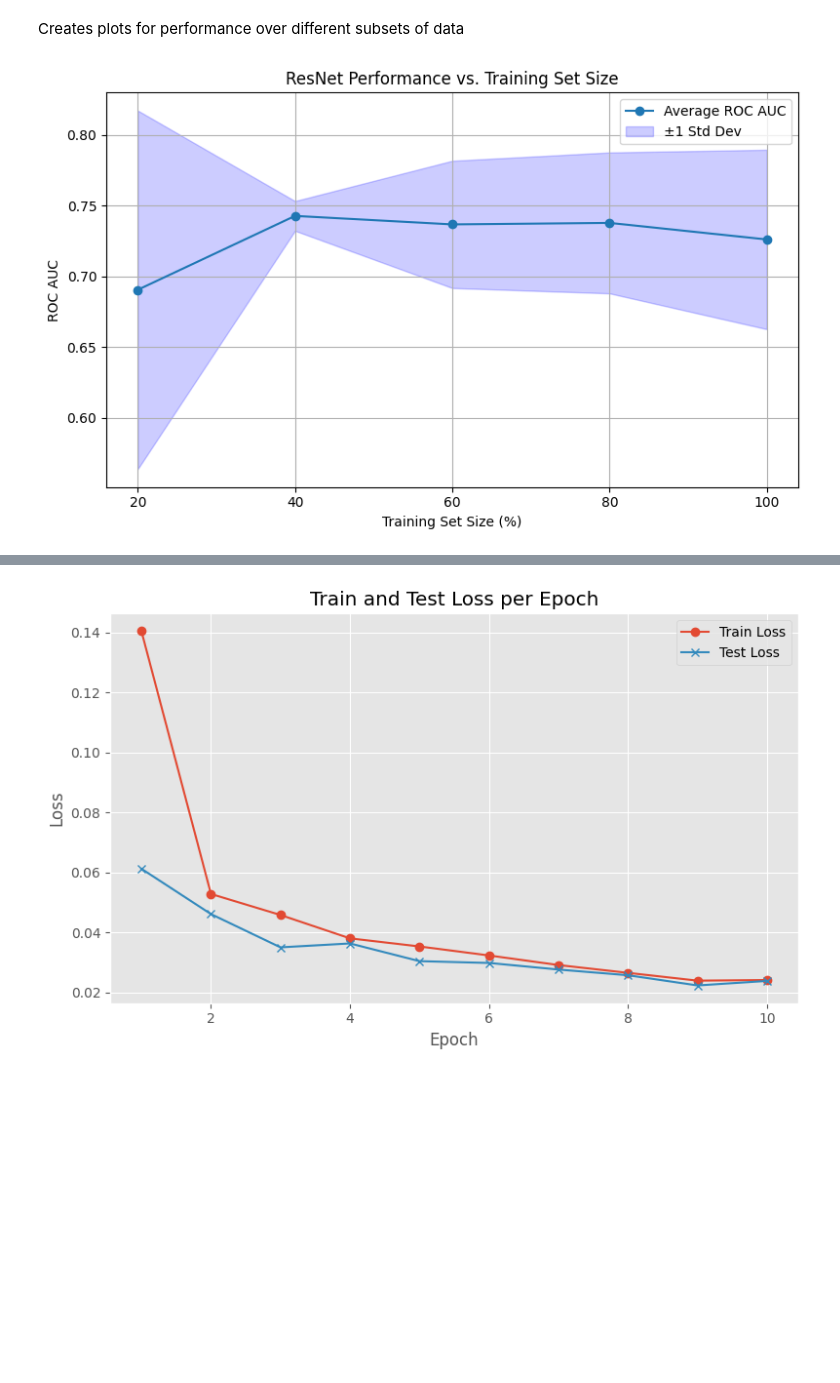
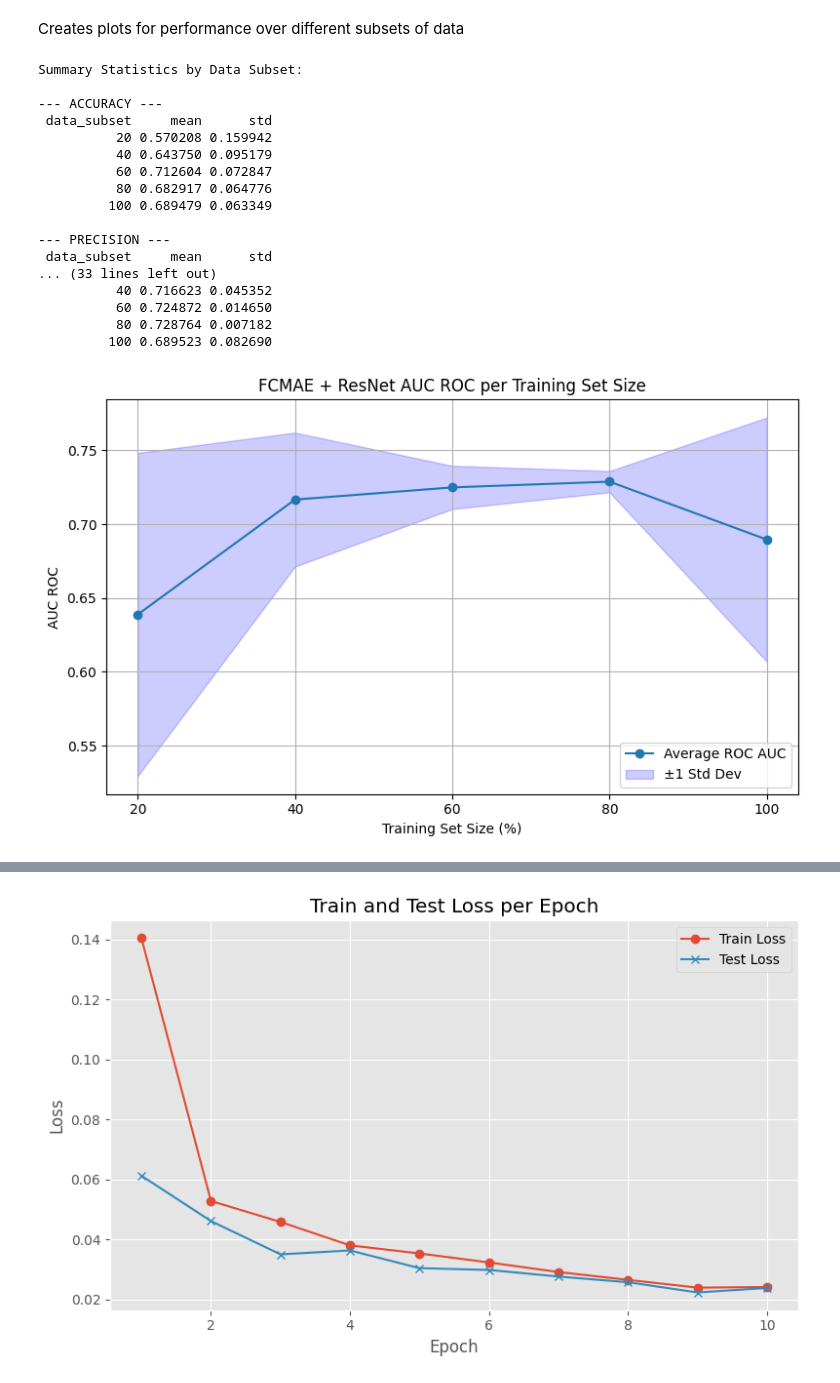
Before and after one commit to noorwertheim/Master-Thesis, a Jupyter notebook: notebooks/plot.ipynb, the cells around one changed output, grey strips where cells are left out. Saved outputs shown, nothing was run; the diff lists cells and outputs as text; code cells hidden in the pictures; blank space fills up the shorter version.

```diff
--- a/notebooks/plot.ipynb
+++ b/notebooks/plot.ipynb
@@ -13,39 +13,62 @@ import matplotlib.pyplot as plt
 import os
 
 # Load results
-dataset_name = "resnet_subset_runs.csv"
+dataset_name = "FCMAE_resnet_subset_runs.csv"
 path = os.path.join(results_path, dataset_name)
 df = pd.read_csv(path)
 if dataset_name == "FCMAE_resnet_subset_runs.csv":
     column_names = ["run", "data_subset", "accuracy", "precision", "recall", "f1", "average_precision", "roc_auc"]
     # Load the CSV with headers manually added
     df = pd.read_csv(path, header=None, names=column_names)
 
+metrics = ["accuracy", "precision", "recall", "f1", "average_precision", "roc_auc"]
 
-# Convert data_subset to numeric values for plotting
-# df['data_subset'] = df['data_subset'].str.replace('%', '').astype(int)
+print("\nSummary Statistics by Data Subset:")
+for metric in metrics:
+    print(f"\n--- {metric.upper()} ---")
+    stats = df.groupby("data_subset")[metric].agg(['mean', 'std']).reset_index()
+    print(stats.to_string(index=False))
+
+
 
 # Group by subset and calculate mean and std
 grouped = df.groupby('data_subset')['roc_auc'].agg(['mean', 'std']).reset_index()
 
 # grouped = df.groupby('data_subset')['precision'].agg(['mean', 'std']).reset_index()
 
 
 # Plotting
 plt.figure(figsize=(8, 5))
 plt.plot(grouped['data_subset'], grouped['mean'], marker='o', label='Average ROC AUC')
 plt.fill_between(grouped['data_subset'],
                  grouped['mean'] - grouped['std'],
                  grouped['mean'] + grouped['std'],
                  color='blue', alpha=0.2, label='±1 Std Dev')
 
 plt.xticks(grouped['data_subset'])
 plt.xlabel("Training Set Size (%)")
-plt.ylabel("ROC AUC")
-plt.title("ResNet Performance vs. Training Set Size")
+plt.ylabel("AUC ROC")
+plt.title("FCMAE + ResNet AUC ROC per Training Set Size")
 plt.legend()
 plt.grid(True)
 plt.tight_layout()
 plt.show()
 # %% [output]
+Summary Statistics by Data Subset:
+
+--- ACCURACY ---
+ data_subset     mean      std
+          20 0.570208 0.159942
+          40 0.643750 0.095179
+          60 0.712604 0.072847
+          80 0.682917 0.064776
+         100 0.689479 0.063349
+
+--- PRECISION ---
+ data_subset     mean      std
+... (33 lines left out)
+          40 0.716623 0.045352
+          60 0.724872 0.014650
+          80 0.728764 0.007182
+         100 0.689523 0.082690
-[figure, old version]
+[figure, new version]
```
Also changed, not shown: parts of 2 cells of this notebook, 1 other file.
